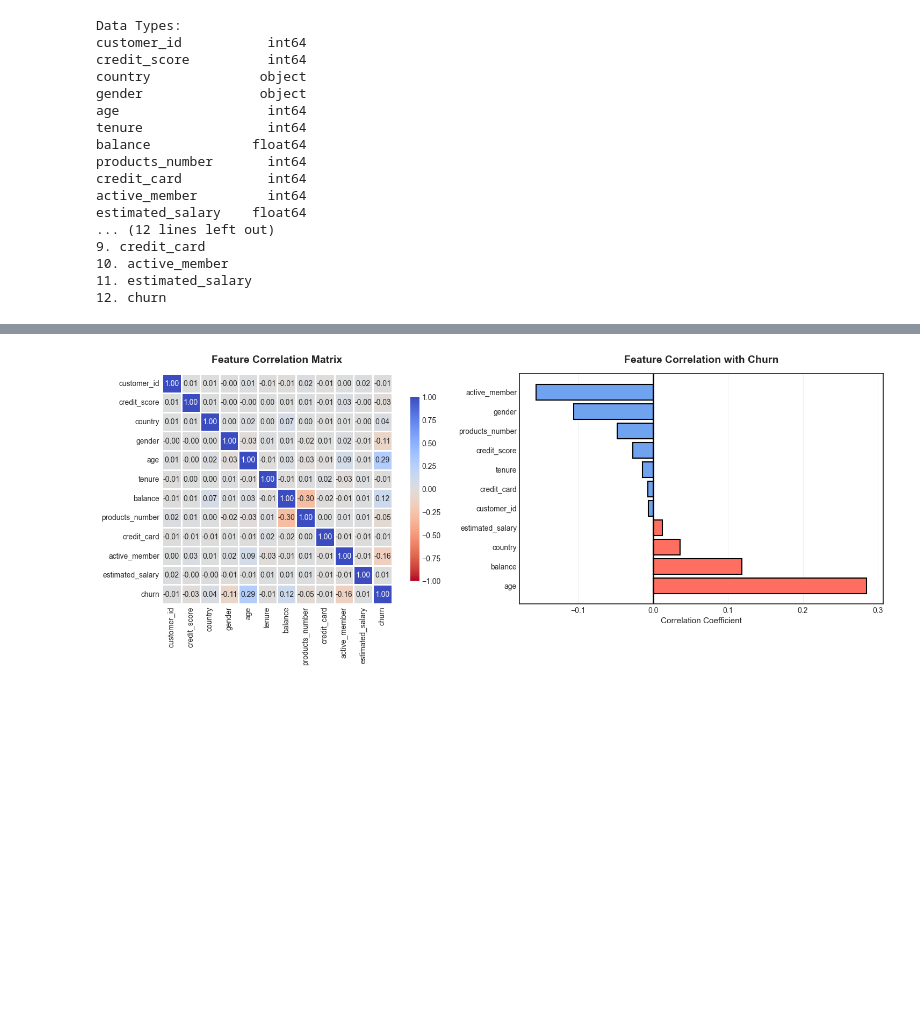
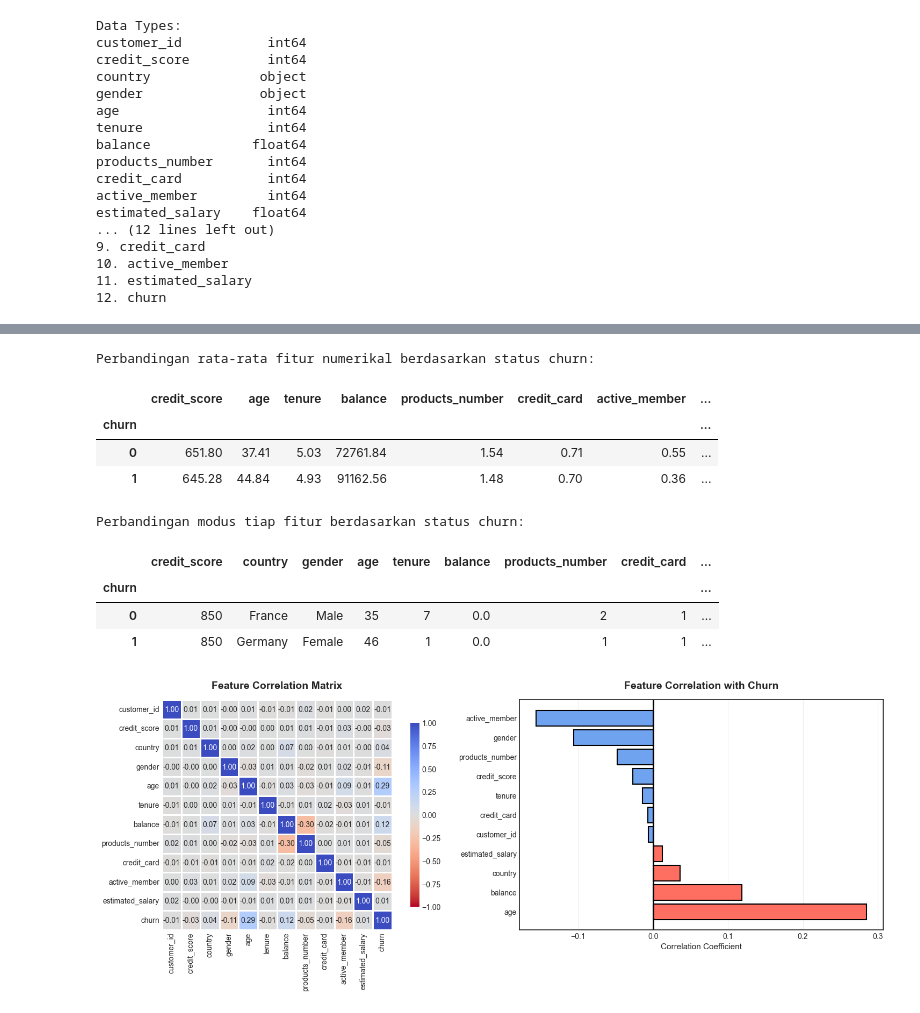
Before and after one commit to IzzahHuwaidah/RBL_Prediksi_Churn, a Jupyter notebook: dataset-customer-churn.ipynb, the cells around one changed output, grey strips where cells are left out. Drawn from its saved outputs; the diff is of its cells as text; code cells hidden in the pictures; blank space fills up the shorter version.

```diff
--- a/dataset-customer-churn.ipynb
+++ b/dataset-customer-churn.ipynb
@@ -360,3 +435,21 @@ plt.show()
+# %%
+# Perbandingan churn vs non-churn berdasarkan fitur numerikal
+print("\nPerbandingan rata-rata fitur numerikal berdasarkan status churn:")
+display(df.groupby('churn').mean(numeric_only=True).round(2).drop(columns=['customer_id']))
+
+print ("\nPerbandingan modus tiap fitur berdasarkan status churn:")
+display(df.groupby('churn').agg(lambda x: x.mode()[0]).drop(columns=['customer_id']))
+# %% [output]
+Perbandingan rata-rata fitur numerikal berdasarkan status churn:
+|  | credit_score | age | tenure | balance | products_number | credit_card | active_member | ... |
+| churn |  |  |  |  |  |  |  | ... |
+| 0 | 651.80 | 37.41 | 5.03 | 72761.84 | 1.54 | 0.71 | 0.55 | ... |
+| 1 | 645.28 | 44.84 | 4.93 | 91162.56 | 1.48 | 0.70 | 0.36 | ... |
+Perbandingan modus tiap fitur berdasarkan status churn:
+|  | credit_score | country | gender | age | tenure | balance | products_number | credit_card | ... |
+| churn |  |  |  |  |  |  |  |  | ... |
+| 0 | 850 | France | Male | 35 | 7 | 0.0 | 2 | 1 | ... |
+| 1 | 850 | Germany | Female | 46 | 1 | 0.0 | 1 | 1 | ... |
 # %%
 plt.style.use('seaborn-v0_8-white')
 
```
Also changed, not shown: parts of 14 cells of this notebook.
